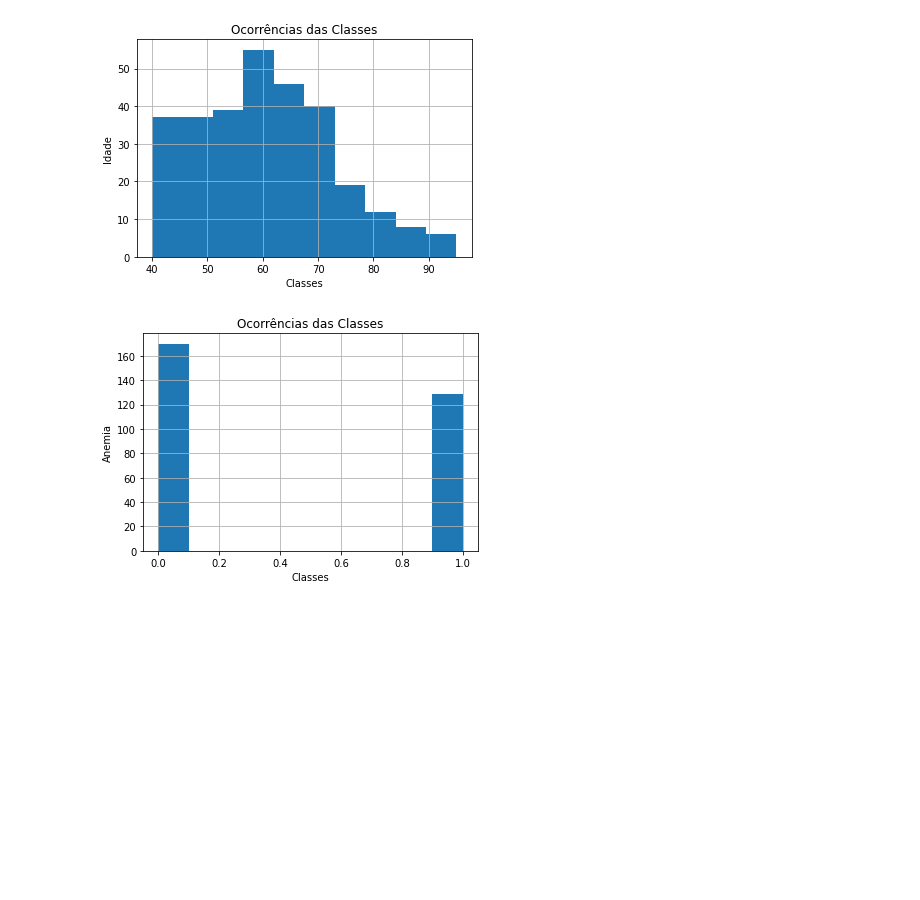
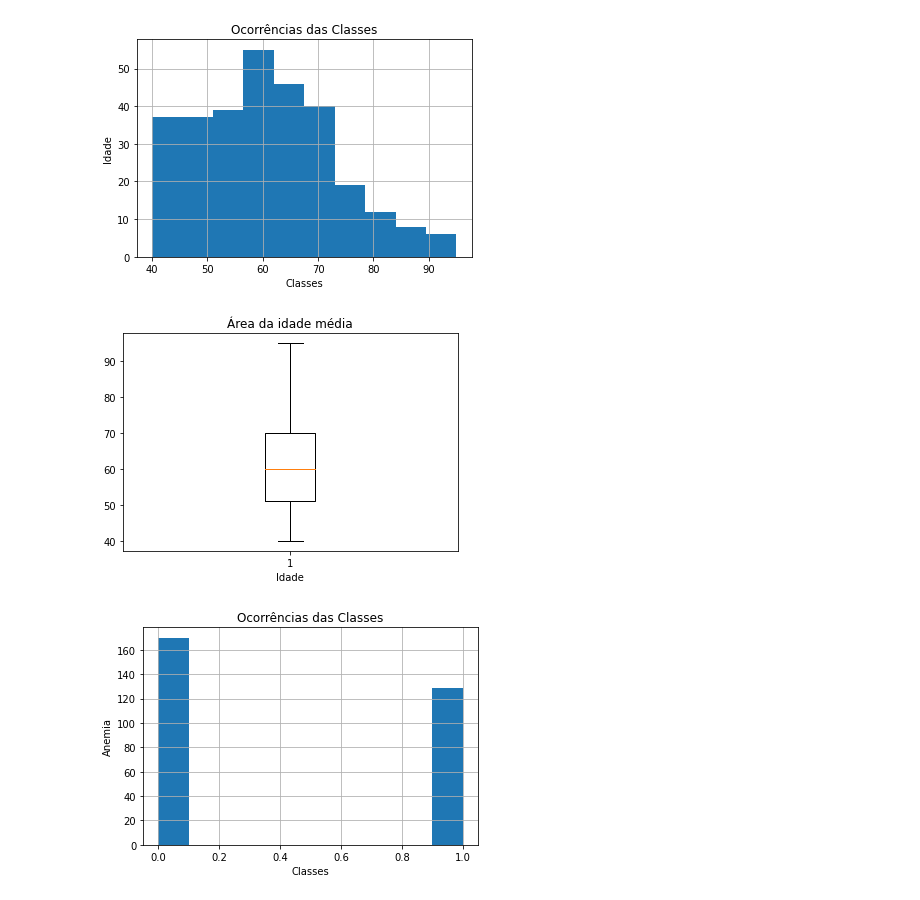
Before and after one commit to svhenrique/analise-dataset-heart-disease, a Jupyter notebook: Untitled0.ipynb, the cells around one changed output. Drawn from its saved outputs; the diff is of its cells as text; code cells hidden in the pictures; blank space fills up the shorter version.

```diff
--- a/Untitled0.ipynb
+++ b/Untitled0.ipynb
@@ -74,5 +95,13 @@ plt.grid(True)
 plt.show()
 # %% [output]
 [figure]
+# %%
+# Boxplot para analisa a ocorrência de idades nas instâncias
+plt.boxplot(dados['age'])
+plt.title('Área da idade média')
+plt.xlabel('Idade')
+plt.show()
+# %% [output]
+[figure, added]
 # %%
 # verificando ocorrências das classes no campo 'anaemia' para verificar anemia
```
Also changed, not shown: parts of 43 cells of this notebook.
